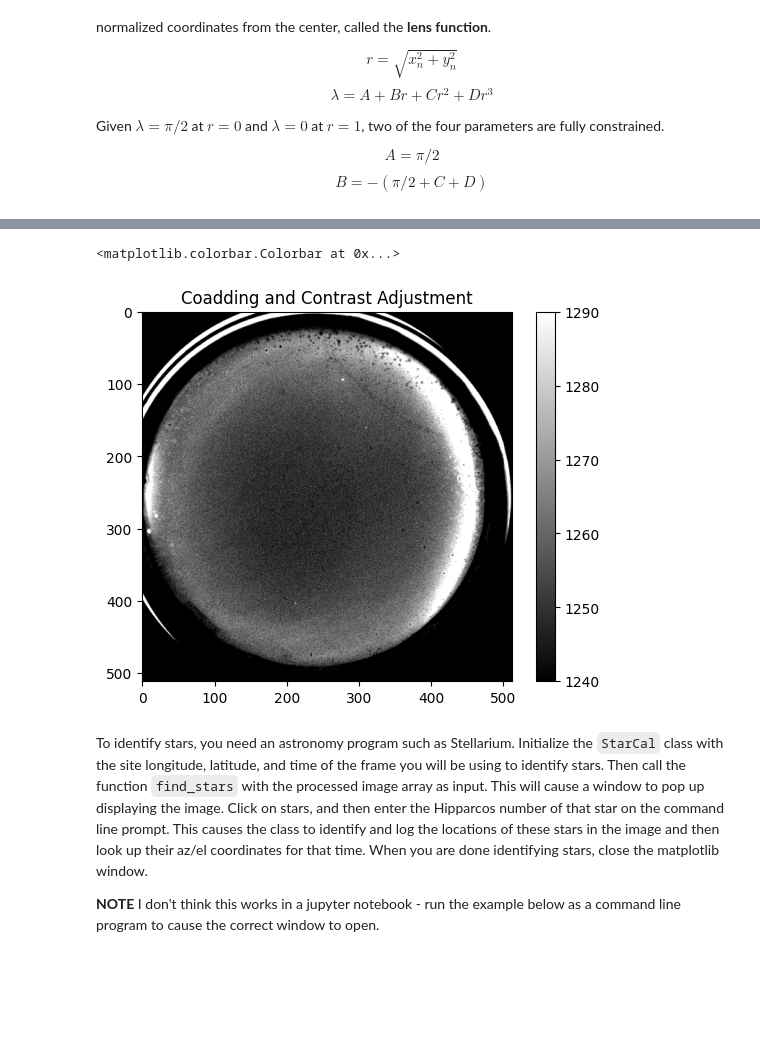
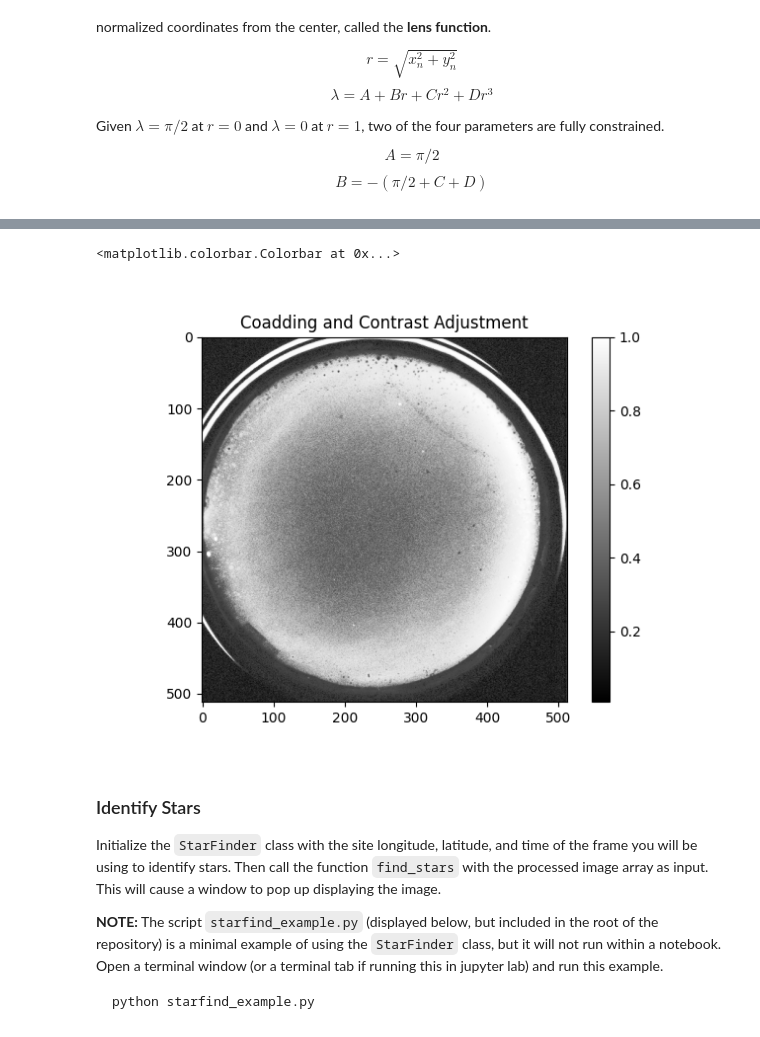
Before and after one commit to ljlamarche/asistarcalibration, a Jupyter notebook: tutorial.ipynb, the cells around one changed output, grey strips where cells are left out. Cells and saved outputs as stored; diff of their text form; code cells hidden in the pictures; blank space fills up the shorter version.

````diff
--- a/tutorial.ipynb
+++ b/tutorial.ipynb
@@ -303,0 +270,24 @@ Find an image from your ASI where stars are clearly visable.  This is likely a t
+# %%
+# Download some example images
+filelist = ['PFRR_20250103_032703_0558.png',
+            'PFRR_20250103_032711_0558.png',
+            'PFRR_20250103_032719_0558.png',
+            'PFRR_20250103_032728_0558.png',
+            'PFRR_20250103_032737_0558.png',
+            'PFRR_20250103_032745_0558.png',
+            'PFRR_20250103_032753_0558.png',
+            'PFRR_20250103_032802_0558.png',
+            'PFRR_20250103_032810_0558.png',
+            'PFRR_20250103_032818_0558.png',
+            'PFRR_20250103_032826_0558.png',
+            'PFRR_20250103_032834_0558.png',
+            'PFRR_20250103_032842_0558.png',
+            'PFRR_20250103_032851_0558.png',
+           ]
+baseurl = 'https://optics.gi.alaska.edu/amisr_archive/PKR/DASC/PNG/2025/20250103/03/'
+
+for filename in filelist:
+    url = baseurl + filename
+    print('Downloading data file...')
+    urllib.request.urlretrieve(url, filename)
+    print('...Done!')
@@ -315,29 +323,30 @@ fig.colorbar(c)
 # %%
-datadir = '/Users/e30737/Desktop/Research/SoP_DI/ASIspecinvert_test/starcal/'
-filelist = ['PFRR_20250103_032703_0558.png',
-           'PFRR_20250103_032737_0558.png',
-           'PFRR_20250103_032711_0558.png',
-           'PFRR_20250103_032745_0558.png',
-           'PFRR_20250103_032719_0558.png',
-           'PFRR_20250103_032753_0558.png',
-           'PFRR_20250103_032728_0558.png',
-           'PFRR_20250122_030020_0558.png']
 imglist = list()
 for file in filelist:
-    im = Image.open(datadir+file)
+    im = Image.open(file)
     imglist.append(im)
 img = np.mean(imglist, axis=0)
 
-img_eq = equalize(img, 98.)
+# img_eq = equalize(img, 98.)
+# p2, p98 = np.percentile(img, (30, 95))
+# img_eq = exposure.rescale_intensity(img, in_range=(p2, p98))
+img_eq = exposure.equalize_hist(img)
 
 fig, ax = plt.subplots()
-c = ax.imshow(img_eq, cmap='grey', vmin=1240, vmax=1290)
+# c = ax.imshow(img_eq, cmap='grey', vmin=1240, vmax=1290)
+c = ax.imshow(img_eq, cmap='grey')
 ax.set_title('Coadding and Contrast Adjustment')
 fig.colorbar(c)
 # %% [output]
 <matplotlib.colorbar.Colorbar at 0x...>
-[figure, old version]
+[figure, new version]
 # %% [markdown]
-To identify stars, you need an astronomy program such as Stellarium.  Initialize the `StarCal` class with the site longitude, latitude, and time of the frame you will be using to identify stars.  Then call the function `find_stars` with the processed image array as input.  This will cause a window to pop up displaying the image.  Click on stars, and then enter the Hipparcos number of that star on the command line prompt.  This causes the class to identify and log the locations of these stars in the image and then look up their az/el coordinates for that time.  When you are done identifying stars, close the matplotlib window.
+### Identify Stars
 
-**NOTE** I don't think this works in a jupyter notebook - run the example below as a command line program to cause the correct window to open.
+Initialize the `StarFinder` class with the site longitude, latitude, and time of the frame you will be using to identify stars.  Then call the function `find_stars` with the processed image array as input.  This will cause a window to pop up displaying the image.
+
+**NOTE:** The script `starfind_example.py` (displayed below, but included in the root of the repository) is a minimal example of using the `StarFinder` class, but it will not run within a notebook.  Open a terminal window (or a terminal tab if running this in jupyter lab) and run this example.
+
+```
+python starfind_example.py
+```
````
Also changed, not shown: parts of 26 cells of this notebook.
